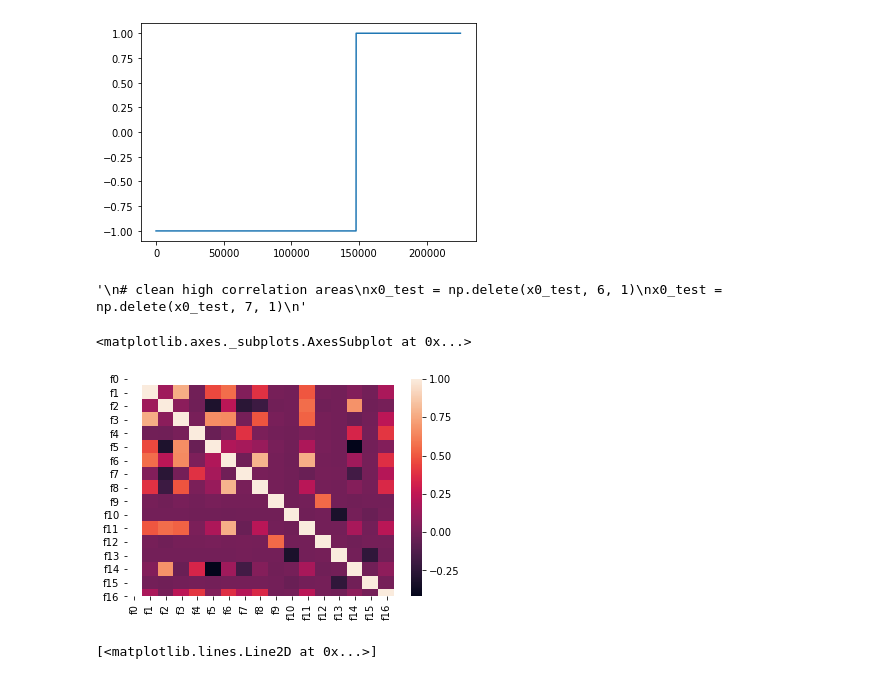
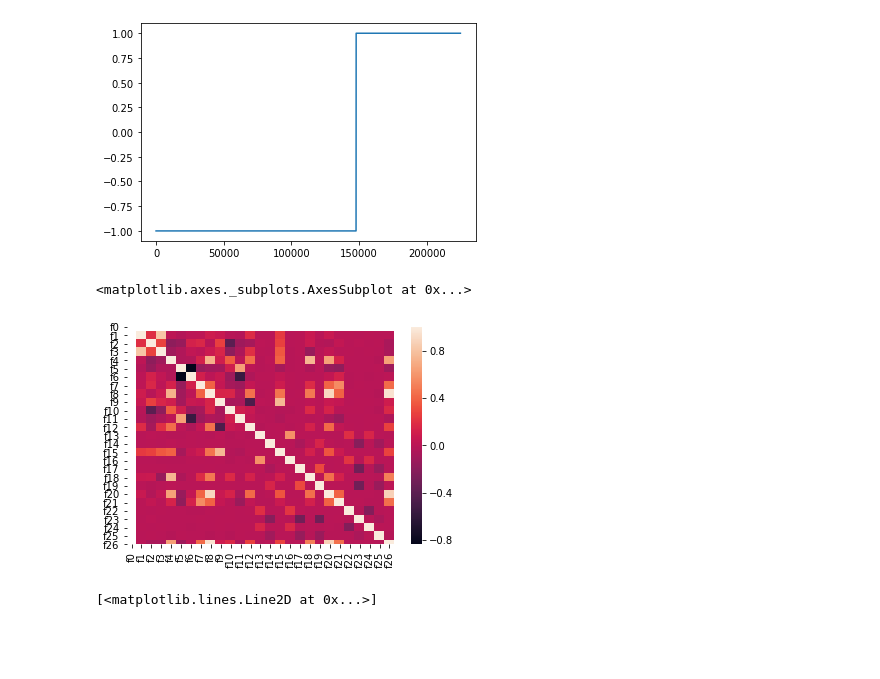
Before and after one commit to itsyaboii1337/ML, a Jupyter notebook: Categorical_Splitting.ipynb, the cells around one changed output. Cells and saved outputs as stored; diff of their text form; code cells hidden in the pictures; blank space fills up the shorter version.

```diff
--- a/Categorical_Splitting.ipynb
+++ b/Categorical_Splitting.ipynb
@@ -34,12 +34,14 @@ y0, x0 = categorical_datasets[0]
 y1, x1 = categorical_datasets[1]
 y2, x2 = categorical_datasets[2]
 columns_to_keep = categorical_datasets[3]
-"""
+
 # clean high correlation areas
-x0 = np.delete(x0, 6, 1)
-x0 = np.delete(x0, 7, 1)
-"""
-
+x1 = np.delete(x1, 5, 1)
+x1 = np.delete(x1, 18, 1)
+x2 = np.delete(x2, 6, 1)
+x2 = np.delete(x2, 7, 1)
+x2 = np.delete(x2, 22, 1)
+x2 = np.delete(x2, 24, 1)
 
 # preprocessing
 categorical_datasets_test = preprocessing(_,copy.deepcopy(x_test), train = False, columns_to_keep = columns_to_keep)
@@ -56,13 +58,13 @@ y0_test = y_test[np.where(rows_to_keep0)]
 y1_test = y_test[np.where(rows_to_keep1)]
 y2_test = y_test[np.where(rows_to_keep2)]
 
-"""
 # clean high correlation areas
-x0_test = np.delete(x0_test, 6, 1)
-x0_test = np.delete(x0_test, 7, 1)
-"""
+x1_test = np.delete(x1_test, 5, 1)
+x1_test = np.delete(x1_test, 18, 1)
+x2_test = np.delete(x2_test, 6, 1)
+x2_test = np.delete(x2_test, 7, 1)
+x2_test = np.delete(x2_test, 22, 1)
+x2_test = np.delete(x2_test, 24, 1)
-# %% [output]
-'\n# clean high correlation areas\nx0_test = np.delete(x0_test, 6, 1)\nx0_test = np.delete(x0_test, 7, 1)\n'
 # %%
 import pandas as pd
 x0_df=pd.DataFrame(data=x0[0:,0:], index=[i for i in range(x0.shape[0])], columns=['f'+str(i) for i in range(x0.shape[1])])
@@ -71,15 +73,15 @@ x2_df=pd.DataFrame(data=x2[0:,0:], index=[i for i in range(x2.shape[0])], column
 # %%
 import seaborn as sns
 # calculate the correlation matrix
-corr = x0_df.corr()
+corr = x2_df.corr()
 
 # plot the heatmap
 sns.heatmap(corr,
         xticklabels=corr.columns,
         yticklabels=corr.columns)
 # %% [output]
 <matplotlib.axes._subplots.AxesSubplot at 0x...>
-[figure, old version]
+[figure, new version]
 # %%
 plt.plot(np.sort(y0))
 # %% [output]
```
Also changed, not shown: parts of 26 cells of this notebook.
